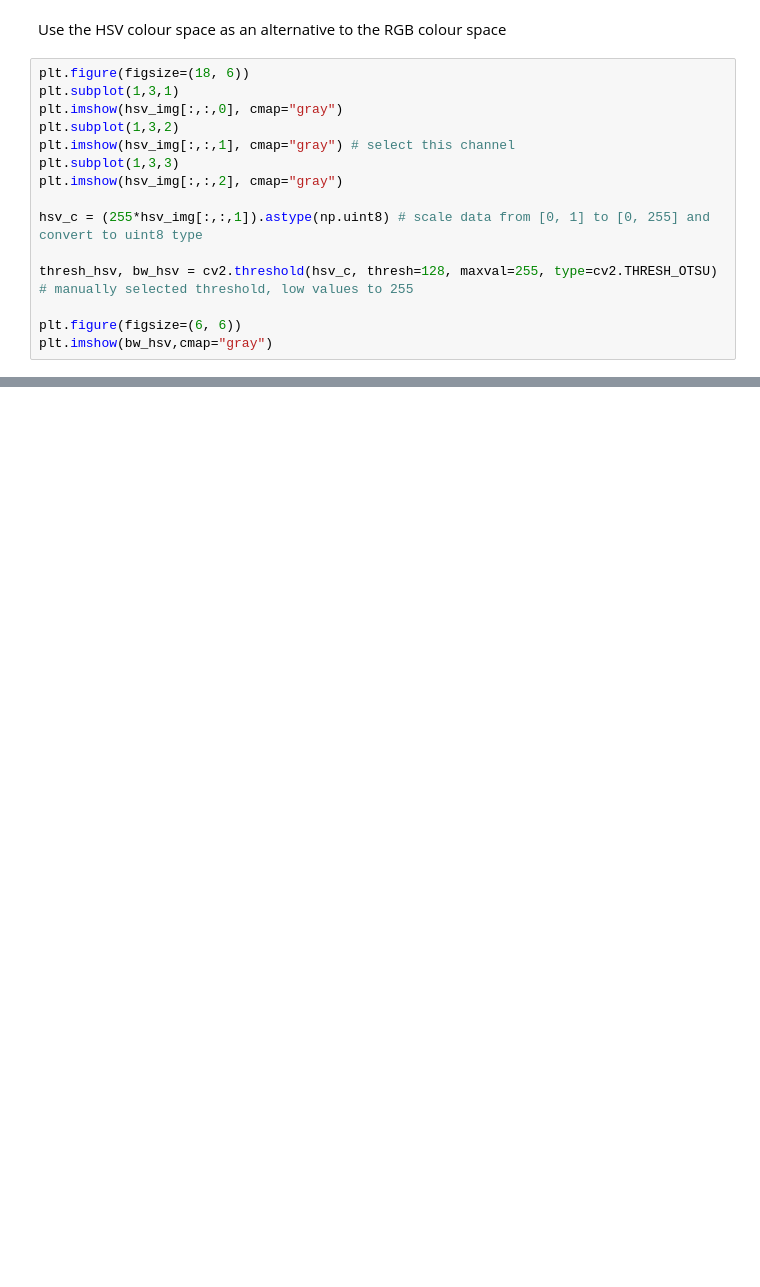
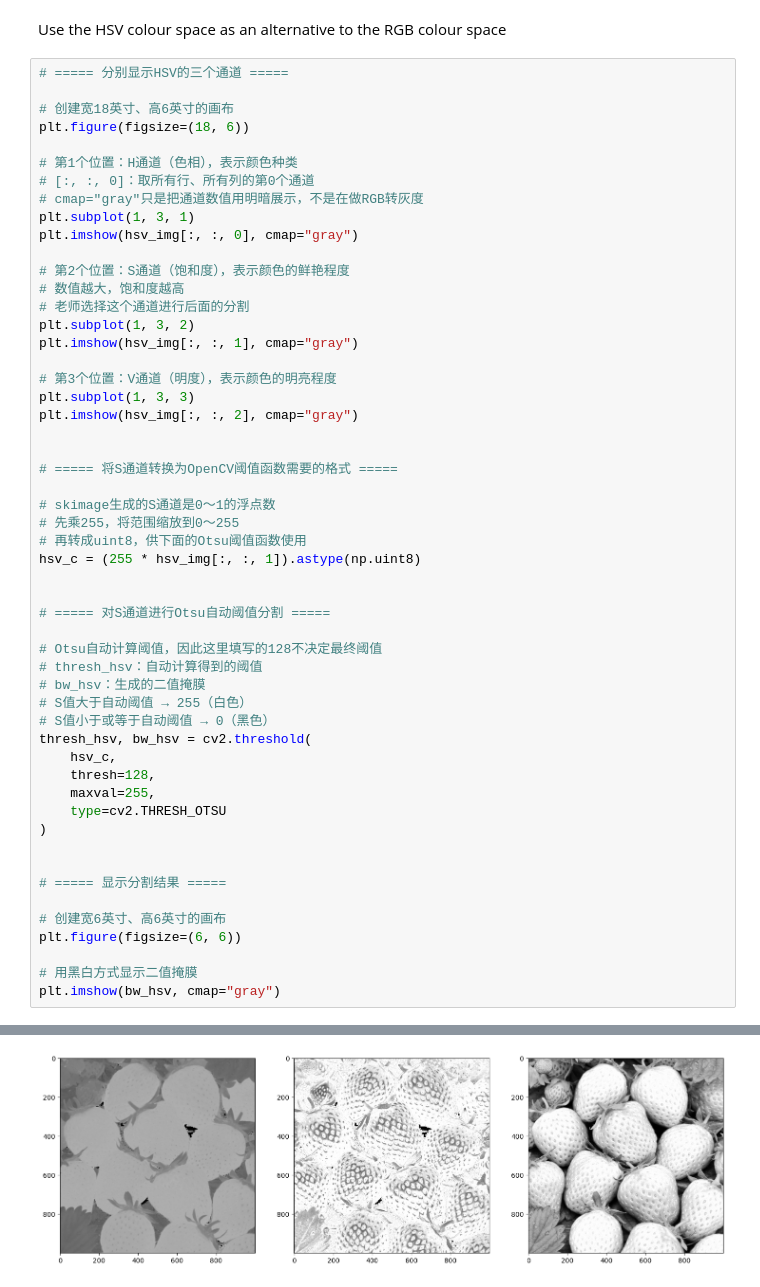
Before and after one commit to Endoefa/ovo, a Jupyter notebook: Tutorial_4.ipynb, the cells around one changed output, grey strips where cells are left out. Drawn from its saved outputs; the diff is of its cells as text; blank space fills up the shorter version.

```diff
--- a/Tutorial_4.ipynb
+++ b/Tutorial_4.ipynb
@@ -119,17 +320,56 @@ plt.imshow(display[:,:,::-1])
 # %% [markdown]
 Use the HSV colour space as an alternative to the RGB colour space
 # %%
+# ===== 分别显示HSV的三个通道 =====
+
+# 创建宽18英寸、高6英寸的画布
 plt.figure(figsize=(18, 6))
-plt.subplot(1,3,1)
-plt.imshow(hsv_img[:,:,0], cmap="gray")
-plt.subplot(1,3,2)
-plt.imshow(hsv_img[:,:,1], cmap="gray") # select this channel
-plt.subplot(1,3,3)
-plt.imshow(hsv_img[:,:,2], cmap="gray")
 
-hsv_c = (255*hsv_img[:,:,1]).astype(np.uint8) # scale data from [0, 1] to [0, 255] and convert to uint8 type
+# 第1个位置：H通道（色相），表示颜色种类
+# [:, :, 0]：取所有行、所有列的第0个通道
+# cmap="gray"只是把通道数值用明暗展示，不是在做RGB转灰度
+plt.subplot(1, 3, 1)
+plt.imshow(hsv_img[:, :, 0], cmap="gray")
 
-thresh_hsv, bw_hsv = cv2.threshold(hsv_c, thresh=128, maxval=255, type=cv2.THRESH_OTSU) # manually selected threshold, low values to 255
+# 第2个位置：S通道（饱和度），表示颜色的鲜艳程度
+# 数值越大，饱和度越高
+# 老师选择这个通道进行后面的分割
+plt.subplot(1, 3, 2)
+plt.imshow(hsv_img[:, :, 1], cmap="gray")
 
+# 第3个位置：V通道（明度），表示颜色的明亮程度
+plt.subplot(1, 3, 3)
+plt.imshow(hsv_img[:, :, 2], cmap="gray")
+
+
+# ===== 将S通道转换为OpenCV阈值函数需要的格式 =====
+
+# skimage生成的S通道是0～1的浮点数
+# 先乘255，将范围缩放到0～255
+# 再转成uint8，供下面的Otsu阈值函数使用
+hsv_c = (255 * hsv_img[:, :, 1]).astype(np.uint8)
+
+
+# ===== 对S通道进行Otsu自动阈值分割 =====
+
+# Otsu自动计算阈值，因此这里填写的128不决定最终阈值
+# thresh_hsv：自动计算得到的阈值
+# bw_hsv：生成的二值掩膜
+# S值大于自动阈值 → 255（白色）
+# S值小于或等于自动阈值 → 0（黑色）
+thresh_hsv, bw_hsv = cv2.threshold(
+    hsv_c,
+    thresh=128,
+    maxval=255,
+    type=cv2.THRESH_OTSU
+)
+
+
+# ===== 显示分割结果 =====
+
+# 创建宽6英寸、高6英寸的画布
 plt.figure(figsize=(6, 6))
-plt.imshow(bw_hsv,cmap="gray")
+
+# 用黑白方式显示二值掩膜
+plt.imshow(bw_hsv, cmap="gray")
+# %% [output]
@@ -135,0 +377 @@ plt.imshow(bw_hsv,cmap="gray")
+[figure, added]
```
Also changed, not shown: parts of 6 cells of this notebook.
